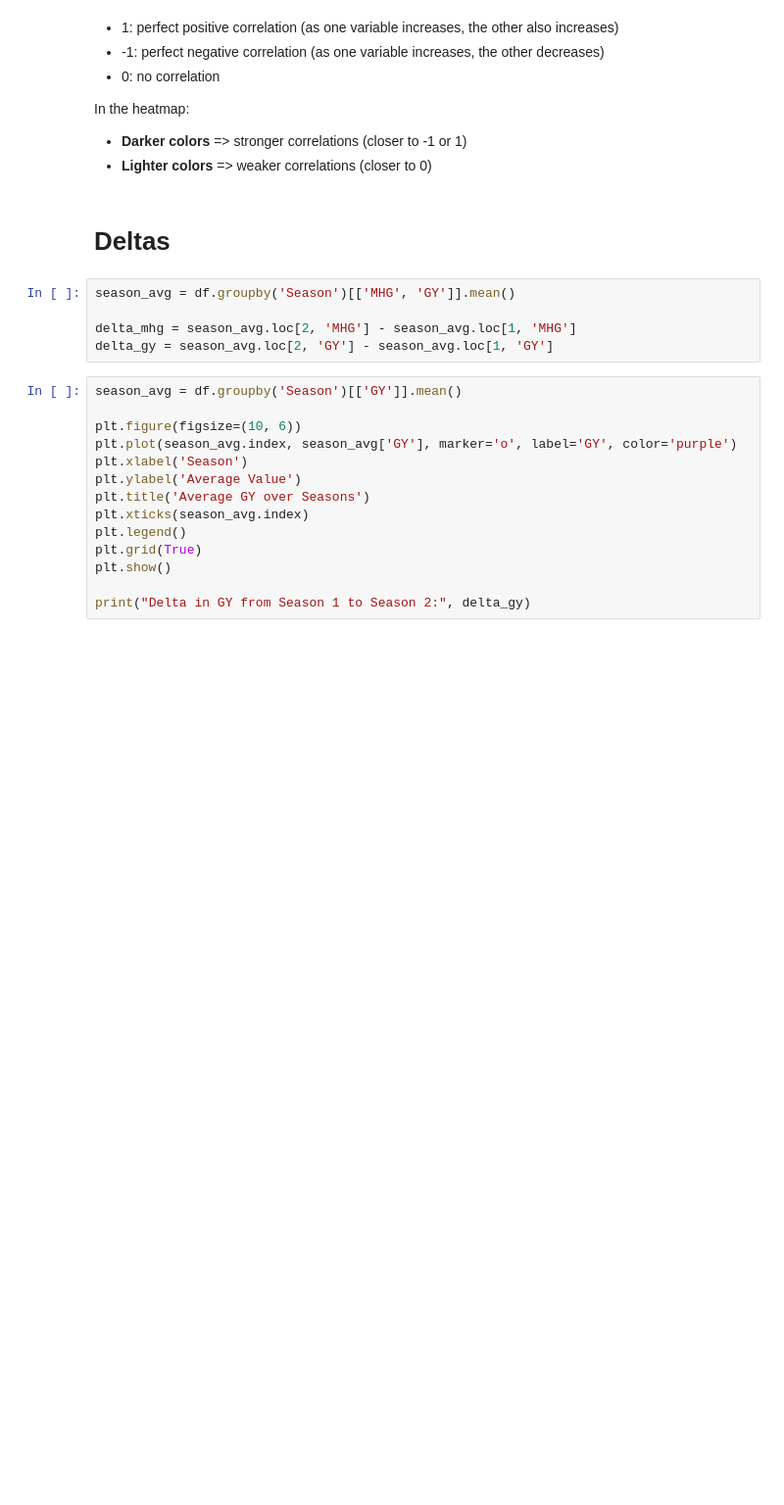
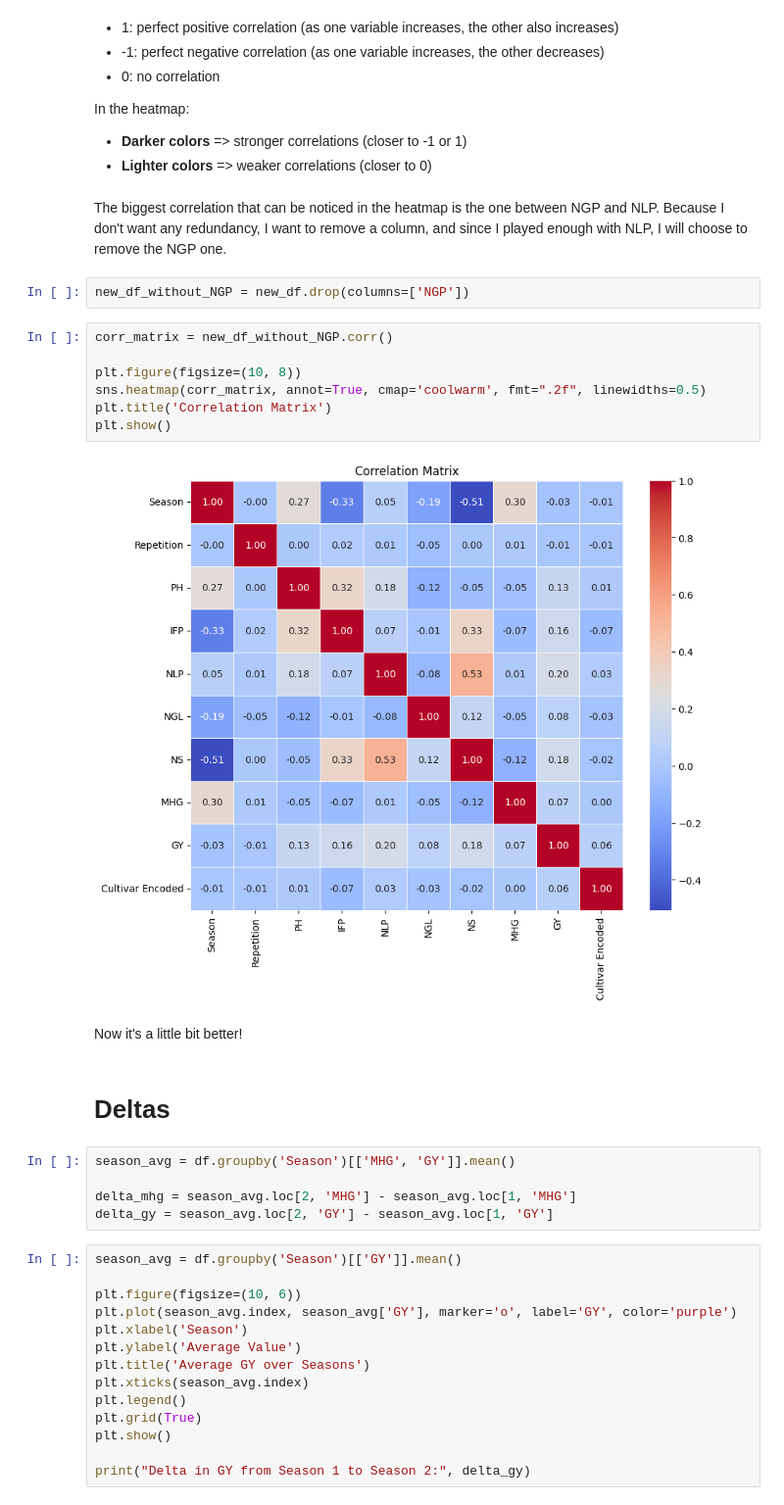
Before and after one commit to AntoniaPopovici/VOIS_2024, a Jupyter notebook: main.ipynb, the cells around one changed output. Shown at 98% size. Saved outputs shown, nothing was run; the diff lists cells and outputs as text; blank space fills up the shorter version.

```diff
--- a/main.ipynb
+++ b/main.ipynb
@@ -368,6 +429,21 @@ plt.show()
 In the heatmap:
 - **Darker colors** => stronger correlations (closer to -1 or 1)
 - **Lighter colors** => weaker correlations (closer to 0)
+# %% [markdown]
+The biggest correlation that can be noticed in the heatmap is the one between NGP and NLP. Because I don't want any redundancy, I want to remove a column, and since I played enough with NLP, I will choose to remove the NGP one.
+# %%
+new_df_without_NGP = new_df.drop(columns=['NGP'])
+# %%
+corr_matrix = new_df_without_NGP.corr()
+
+plt.figure(figsize=(10, 8))
+sns.heatmap(corr_matrix, annot=True, cmap='coolwarm', fmt=".2f", linewidths=0.5)
+plt.title('Correlation Matrix')
+plt.show()
+# %% [output]
+[figure, added]
+# %% [markdown]
+Now it's a little bit better!
 # %% [markdown]
 # Deltas
 # %%
```
Also changed, not shown: parts of 13 cells of this notebook.
